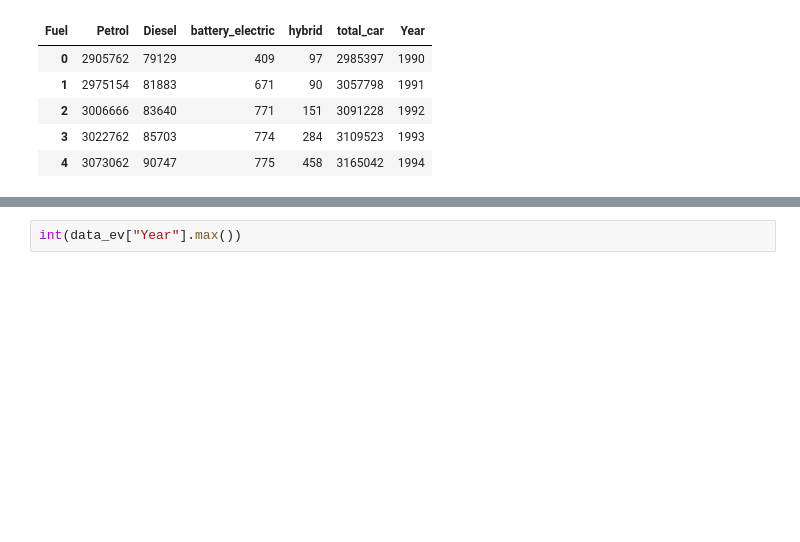
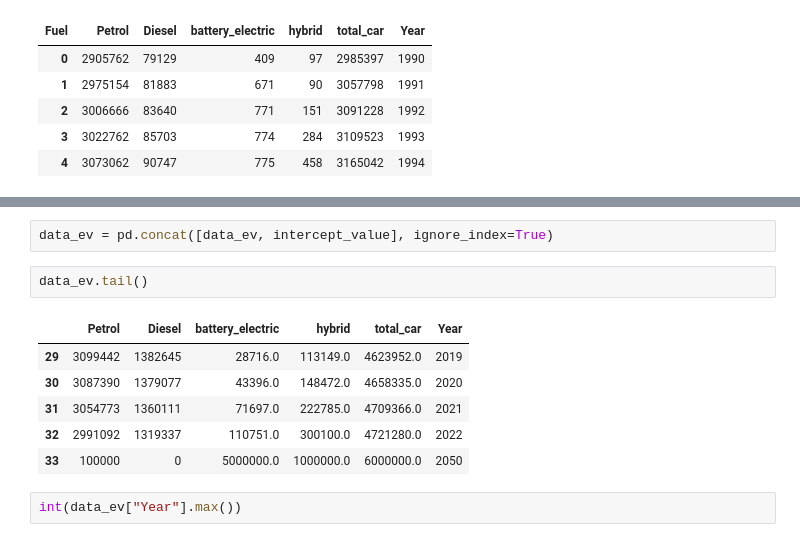
Before and after one commit to yanis-trn/EnergyNow2.0, a Jupyter notebook: EV-modeling.ipynb, the cells around one changed output, grey strips where cells are left out. Drawn from its saved outputs; the diff is of its cells as text; blank space fills up the shorter version.

```diff
--- a/EV-modeling.ipynb
+++ b/EV-modeling.ipynb
@@ -103,3 +118,14 @@ historical_data = historical_data.append({'Year': intercept_year, 'Number of Ele
+# %%
+data_ev = pd.concat([data_ev, intercept_value], ignore_index=True)
+# %%
+data_ev.tail()
+# %% [output]
+|  | Petrol | Diesel | battery_electric | hybrid | total_car | Year |
+| 29 | 3099442 | 1382645 | 28716.0 | 113149.0 | 4623952.0 | 2019 |
+| 30 | 3087390 | 1379077 | 43396.0 | 148472.0 | 4658335.0 | 2020 |
+| 31 | 3054773 | 1360111 | 71697.0 | 222785.0 | 4709366.0 | 2021 |
+| 32 | 2991092 | 1319337 | 110751.0 | 300100.0 | 4721280.0 | 2022 |
+| 33 | 100000 | 0 | 5000000.0 | 1000000.0 | 6000000.0 | 2050 |
 # %%
 int(data_ev["Year"].max())
 # %% [output]
```
Also changed, not shown: parts of 14 cells of this notebook.
